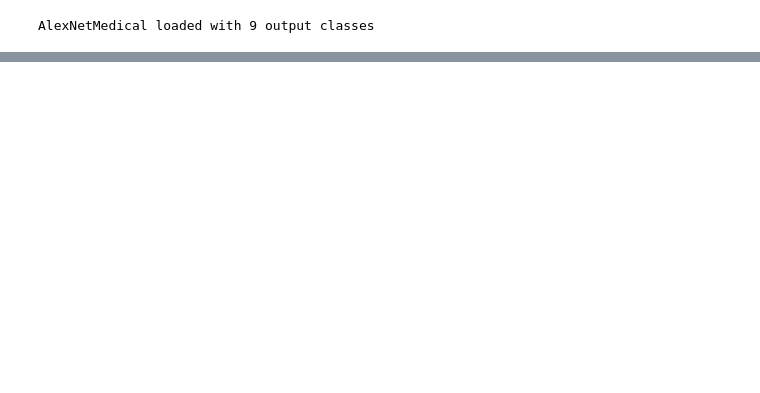
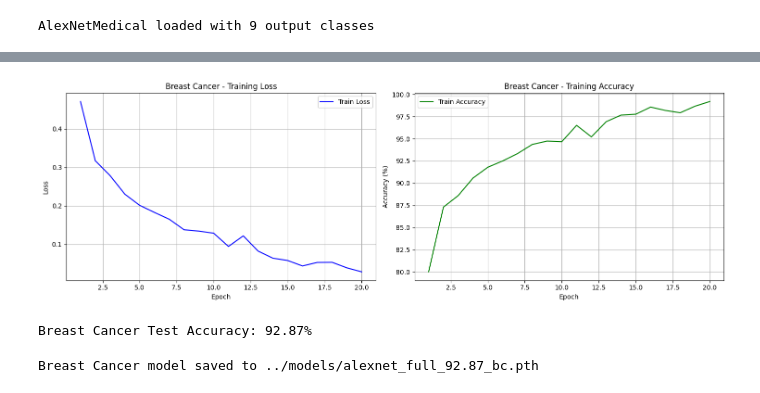
Before and after one commit to capstone-158/fed-health, a Jupyter notebook: node/alexnet.ipynb, the cells around one changed output, grey strips where cells are left out. Saved outputs shown, nothing was run; the diff lists cells and outputs as text; code cells hidden in the pictures; blank space fills up the shorter version.

```diff
--- a/node/alexnet.ipynb
+++ b/node/alexnet.ipynb
@@ -3,9 +3,14 @@ from medmnist import PathMNIST
 from torchvision import transforms
 # %%
 transform = transforms.Compose([
-    transforms.Resize((224, 224)),
-    transforms.ToTensor()
+    transforms.Resize((100, 100)),
+    transforms.ToTensor(),
+    transforms.Normalize(
+        mean=[0.485, 0.456, 0.406],
+        std=[0.229, 0.224, 0.225]
+    )
 ])
+
 
 train = PathMNIST(split="train", transform=transform, download=False)
 val   = PathMNIST(split="val",   transform=transform, download=False)
@@ -111,6 +120,10 @@ AlexNetMedical loaded with 9 output classes
 # %%
 # Loss function and optimizer for medical model
 medical_criterion = nn.CrossEntropyLoss()
-medical_optimizer = optim.Adam(medical_model.parameters(), lr=LEARNING_RATE)
-medical_scheduler = optim.lr_scheduler.ReduceLROnPlateau(medical_optimizer, mode='min', patience=2, factor=0.5)
+medical_optimizer = optim.SGD(
+    medical_model.parameters(),
+    lr=0.001,
+    momentum=0.9,
+    weight_decay=1e-4
+)
 # %%
@@ -307,0 +384,6 @@ torch.save(medical_model.state_dict(), "../models/alexnet_full.pth")
+# %%
+# Define loss and optimizer for breast cancer
+bc_criterion = nn.CrossEntropyLoss()
+bc_optimizer = optim.SGD(bc_model.parameters(), lr=LEARNING_RATE, momentum=0.9, weight_decay=1e-4)
+
+print(f"Using SGD optimizer with lr={LEARNING_RATE}, momentum=0.9, weight_decay=1e-4")
@@ -307,0 +444,49 @@ torch.save(medical_model.state_dict(), "../models/alexnet_full.pth")
+# %%
+# Plot Breast Cancer training metrics
+fig, (ax1, ax2) = plt.subplots(1, 2, figsize=(15, 5))
+
+# Plot training loss
+ax1.plot(range(1, NUM_EPOCHS + 1), bc_train_losses, 'b-', label='Train Loss')
+ax1.set_xlabel('Epoch')
+ax1.set_ylabel('Loss')
+ax1.set_title('Breast Cancer - Training Loss')
+ax1.legend()
+ax1.grid(True)
+
+# Plot training accuracy
+ax2.plot(range(1, NUM_EPOCHS + 1), bc_train_accuracies, 'g-', label='Train Accuracy')
+ax2.set_xlabel('Epoch')
+ax2.set_ylabel('Accuracy (%)')
+ax2.set_title('Breast Cancer - Training Accuracy')
+ax2.legend()
+ax2.grid(True)
+
+plt.tight_layout()
+plt.show()
+# %% [output]
+[figure, added]
+# %%
+# Evaluate on Breast Cancer test set
+bc_model.eval()
+correct = 0
+total = 0
+
+with torch.no_grad():
+    for inputs, labels in bc_test_loader:
+        inputs, labels = inputs.to(device), labels.to(device)
+        outputs = bc_model(inputs)
+        _, predicted = outputs.max(1)
+        total += labels.size(0)
+        correct += predicted.eq(labels).sum().item()
+
+bc_test_acc = 100. * correct / total
+print(f'Breast Cancer Test Accuracy: {bc_test_acc:.2f}%')
+# %% [output]
+Breast Cancer Test Accuracy: 92.87%
+# %%
+# Save the breast cancer model
+bc_model_path = f'../models/alexnet_full_{bc_test_acc:.2f}_bc.pth'
+torch.save(bc_model.state_dict(), bc_model_path)
+print(f'Breast Cancer model saved to {bc_model_path}')
+# %% [output]
+Breast Cancer model saved to ../models/alexnet_full_92.87_bc.pth
```
Also changed, not shown: parts of 13 cells of this notebook, 2 other files.
